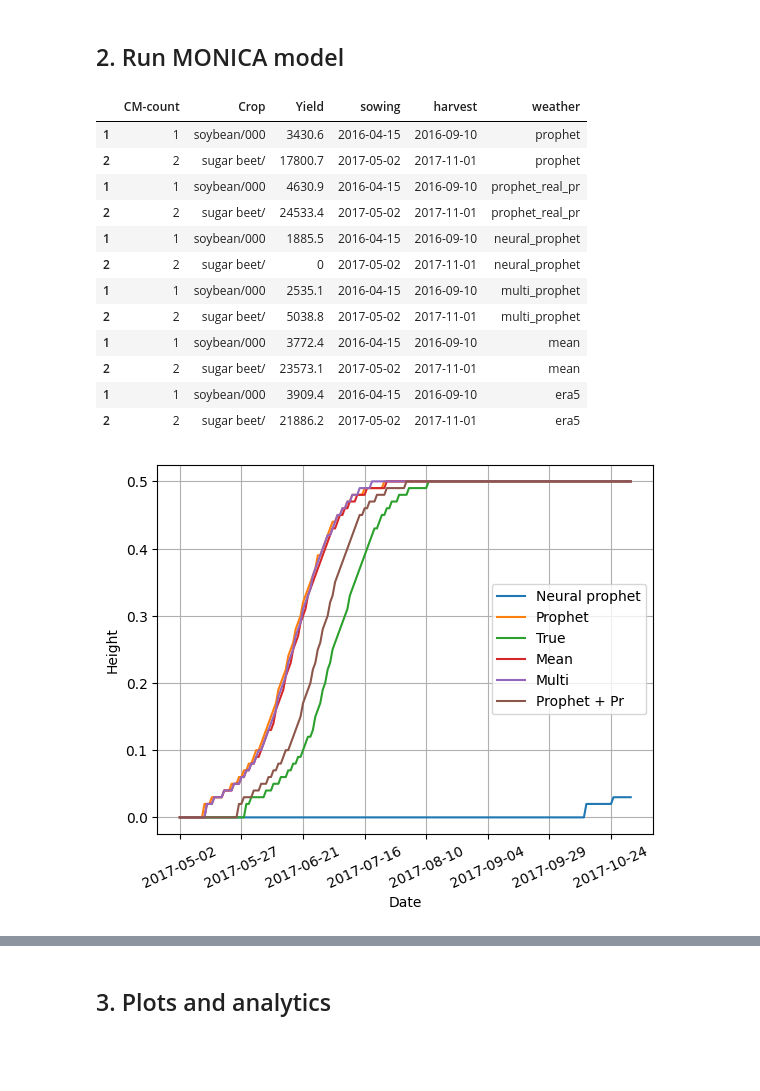
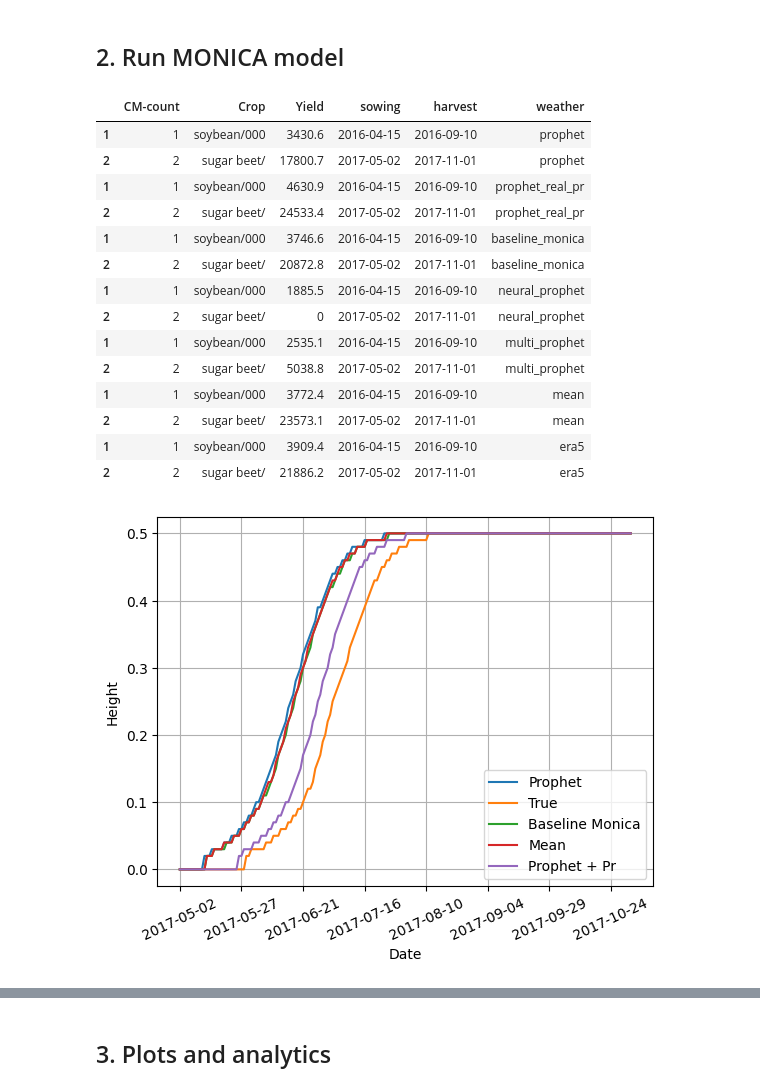
Before and after one commit to mishagrol/CS_MSU, a Jupyter notebook: Course Work/notebooks/MONICA.ipynb, the cells around one changed output, grey strips where cells are left out. Cells and saved outputs as stored; diff of their text form; code cells hidden in the pictures; blank space fills up the shorter version.

Commit message:
upd: add mean weather and bold plots

```diff
--- a/Course Work/notebooks/MONICA.ipynb
+++ b/Course Work/notebooks/MONICA.ipynb
@@ -86,6 +86,10 @@ df_prophet, t_p, w_p = run_monica(climate_fname='../monica/prediction_monica.csv
 
 df_prophet_real, t_p_real, w_p_real = run_monica(climate_fname='../monica/prediction_monica.csv',
                                        kind='prophet_real_pr', use_real_precip=True)
+
+
+df_baseline_monica, t_p_baseline, w_p_baseline = run_monica(climate_fname='../monica/baseline_monica.csv',
+                                       kind='baseline_monica')
 
 
 df_neural_prophet, t_np, w_np = run_monica(climate_fname='../monica/np_monica.csv',
@@ -104,7 +108,7 @@ df_mean, t_m, w_m = run_monica(climate_fname='../monica/mean_era5.csv',
 df_reanalysis, t_era5, w_era = run_monica(climate_fname='../monica/reanalysis.csv',
                                           kind='era5')
 # %%
-df = pd.concat([t_p, t_p_real, t_np,t_mp, t_m, t_era5])
+df = pd.concat([t_p, t_p_real,t_p_baseline, t_np,t_mp, t_m, t_era5])
 df
 # %% [output]
 |  | CM-count | Crop | Yield | sowing | harvest | weather |
@@ -112,6 +116,8 @@ df
 | 2 | 2 | sugar beet/ | 17800.7 | 2017-05-02 | 2017-11-01 | prophet |
 | 1 | 1 | soybean/000 | 4630.9 | 2016-04-15 | 2016-09-10 | prophet_real_pr |
 | 2 | 2 | sugar beet/ | 24533.4 | 2017-05-02 | 2017-11-01 | prophet_real_pr |
+| 1 | 1 | soybean/000 | 3746.6 | 2016-04-15 | 2016-09-10 | baseline_monica |
+| 2 | 2 | sugar beet/ | 20872.8 | 2017-05-02 | 2017-11-01 | baseline_monica |
 | 1 | 1 | soybean/000 | 1885.5 | 2016-04-15 | 2016-09-10 | neural_prophet |
 | 2 | 2 | sugar beet/ | 0 | 2017-05-02 | 2017-11-01 | neural_prophet |
 | 1 | 1 | soybean/000 | 2535.1 | 2016-04-15 | 2016-09-10 | multi_prophet |
@@ -126,6 +132,12 @@ sb_era5 = df_reanalysis.loc[mask]
 
 mask = df_neural_prophet['Crop']=='sugar beet/'
 sb_np = df_neural_prophet.loc[mask]
+
+
+mask = df_baseline_monica['Crop']=='sugar beet/'
+sb_baseline = df_baseline_monica.loc[mask]
+
+
 
 mask = df_prophet['Crop']=='sugar beet/'
 sb_n = df_prophet.loc[mask]
@@ -141,18 +153,19 @@ mask = df_prophet_real['Crop']=='sugar beet/'
 sb_pr = df_prophet_real.loc[mask]
 # %%
 var = 'Height'
-sb_np.set_index('Date')[var].plot(label='Neural prophet')
+# sb_np.set_index('Date')[var].plot(label='Neural prophet')
 sb_n.set_index('Date')[var].plot(label='Prophet')
 sb_era5.set_index('Date')[var].plot(label='True')
+sb_baseline.set_index('Date')[var].plot(label='Baseline Monica')
 sb_m.set_index('Date')[var].plot(label='Mean')
-sb_mp.set_index('Date')[var].plot(label='Multi')
+# sb_mp.set_index('Date')[var].plot(label='Multi')
 sb_pr.set_index('Date')[var].plot(label='Prophet + Pr')
 plt.ylabel(var)
 plt.legend()
 plt.xticks(rotation=25)
 plt.grid()
 # %% [output]
-[figure, old version]
+[figure, new version]
 # %%
 var = 'Tavg'
 sb_np.set_index('Date')[var].plot(label='Neural Prophet')
```
Also changed, not shown: parts of 7 cells of this notebook, 2 other files.
